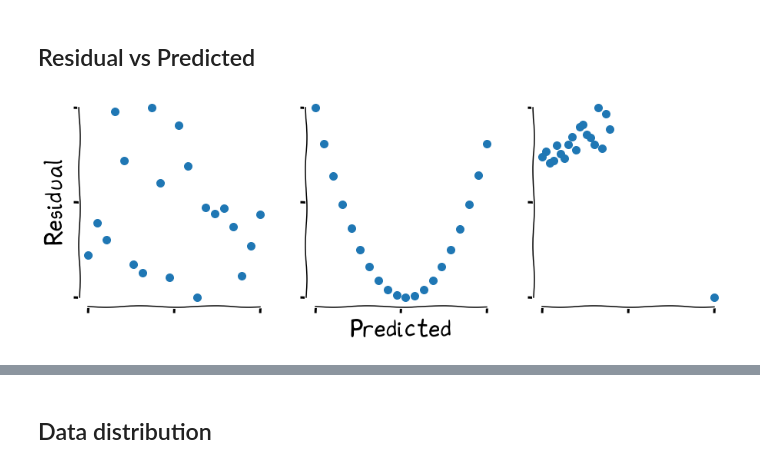
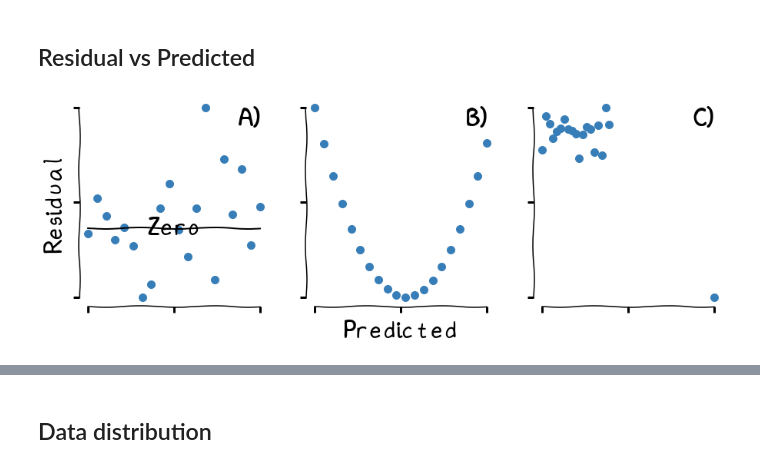
Before and after one commit to charnley/matplotlib-views, a Jupyter notebook: notebooks/teach_plots.ipynb, the cells around one changed output, grey strips where cells are left out. Cells and saved outputs as stored; diff of their text form; code cells hidden in the pictures.

Commit message:
teach updates

```diff
--- a/notebooks/teach_plots.ipynb
+++ b/notebooks/teach_plots.ipynb
@@ -30,7 +32,7 @@ import matplotlib
 Teaching style is good when fake data is used. E.g. not to be read out explicit
 # %%
 # Set presentation dimensions
-views.set_global_style()
+# views.set_global_style()
 # %% [markdown]
 ## Empty example figure
 # %%
@@ -73,55 +122,61 @@ Text(0.5, 0.05, '"Stove Ownership" from xkcd by Randall Munroe')
 # %% [markdown]
 ## Residual vs Predicted
 # %%
-size = 5
-n_ax = 3
-marker_size = 100
-label_size = 30
+@styles.use_teach
+def residual_vs_predicted(a):
 
-def _gen_ticks(axis):
-    mi = min(axis)
-    ma = max(axis)
-    ticks = [mi, np.mean([mi, ma]), ma]
-    return ticks
+    size = 5
+    n_ax = 3
+
+    fig, axs = plt.subplots(
+        1,
+        n_ax,
+        sharey=False,
+        sharex=False,
+        figsize=(n_ax * size, size),
+    )
+
+    x_axis = np.arange(-10, 10)
+    n_points = len(x_axis)
+
+    # A
+    mu, sigma = 0, 0.1 # mean and standard deviation
+    residuals_random = np.random.normal(mu, sigma, n_points)
+    x_ticks = styles.simple_ticks(x_axis)
+
+    # Zero line
+    axs[0].plot(x_ticks, [0.0]*3, 'k-')
+    axs[0].text(np.mean(x_ticks), 0.0, "Zero", horizontalalignment='center', verticalalignment='center')
+
+    axs[0].scatter(x_axis, residuals_random)
+    axs[0].set_ylabel("Residual")
+    axs[0].set_xticks(x_ticks)
+    axs[0].set_yticks(styles.simple_ticks(residuals_random))
+    #axs[0].text(0.9, 0.9, 'A)', horizontalalignment='center', verticalalignment='center', transform=axs[0].transAxes)
 
 
-with plt.xkcd():
-    fig, axs = plt.subplots(
-        1, n_ax, sharey=False, sharex=False, figsize=(n_ax * size, size)
-    )
+    # B
+    mu, sigma = 0, 0.1 # mean and standard deviation
+    residuals_nonlinear = x_axis**2 + np.random.normal(mu, sigma, n_points)
+    axs[1].scatter(x_axis, residuals_nonlinear)
+    axs[1].set_xlabel("Predicted")
+    axs[1].set_xticks(styles.simple_ticks(x_axis))
+    axs[1].set_yticks(styles.simple_ticks(residuals_nonlinear))
 
-x_axis = np.arange(-10, 10)
+    # C
+    mu, sigma = 0, 0.1 # mean and standard deviation
+    residuals_nonlinear = np.random.normal(mu, sigma, n_points)
+    residuals_nonlinear[-1] = -1
+    x_axis_limit = x_axis/4
+    x_axis_limit[-1] = x_axis[-1]
+    axs[2].scatter(x_axis_limit, residuals_nonlinear)
+    axs[2].set_xticks(styles.simple_ticks(x_axis_limit))
+    axs[2].set_yticks(styles.simple_ticks(residuals_nonlinear))
 
-n_points = len(x_axis)
+    # Dumb axes
+    styles.name_axes(axs)
+    styles.simple_axes(axs)
 
-# A
-mu, sigma = 0, 0.1 # mean and standard deviation
-residuals_random = np.random.normal(mu, sigma, n_points)
-axs[0].scatter(x_axis, residuals_random, s=marker_size)
-axs[0].set_ylabel("Residual", fontsize=label_size)
-axs[0].set_xticks(_gen_ticks(x_axis))
-axs[0].set_yticks(_gen_ticks(residuals_random))
-
-# B
-mu, sigma = 0, 0.1 # mean and standard deviation
-residuals_nonlinear = x_axis**2 + np.random.normal(mu, sigma, n_points)
-axs[1].scatter(x_axis, residuals_nonlinear, s=marker_size)
-axs[1].set_xlabel("Predicted", fontsize=label_size)
-axs[1].set_xticks(_gen_ticks(x_axis))
-axs[1].set_yticks(_gen_ticks(residuals_nonlinear))
-
-# C
-mu, sigma = 0, 0.1 # mean and standard deviation
-residuals_nonlinear = np.random.normal(mu, sigma, n_points)
-residuals_nonlinear[-1] = -1
-x_axis_limit = x_axis/4
-x_axis_limit[-1] = x_axis[-1]
-axs[2].scatter(x_axis_limit, residuals_nonlinear, s=marker_size)
-axs[2].set_xticks(_gen_ticks(x_axis_limit))
-axs[2].set_yticks(_gen_ticks(residuals_nonlinear))
-
-for ax in axs:
-    views.fix_borders(ax)
-    ax.yaxis.set_major_formatter(ticker.FuncFormatter(formats.formatter_off))    ax.xaxis.set_major_formatter(ticker.FuncFormatter(formats.formatter_off))
+residual_vs_predicted("5")
 # %% [output]
-[figure, old version]
+[figure, new version]
```
Also changed, not shown: parts of 14 cells of this notebook, 2 other files.
